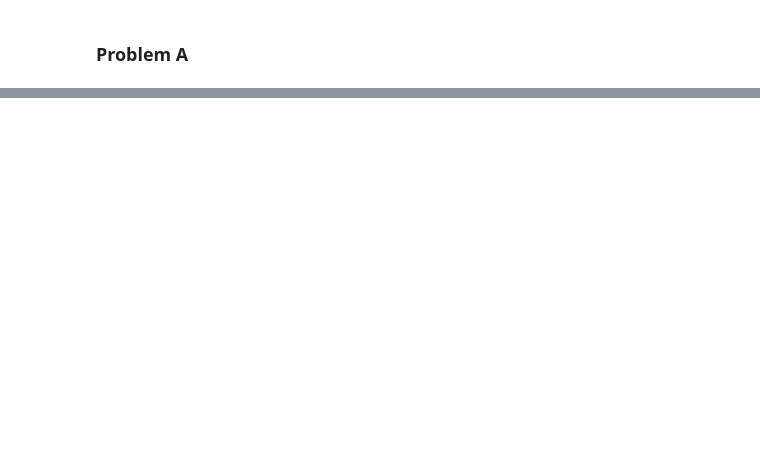
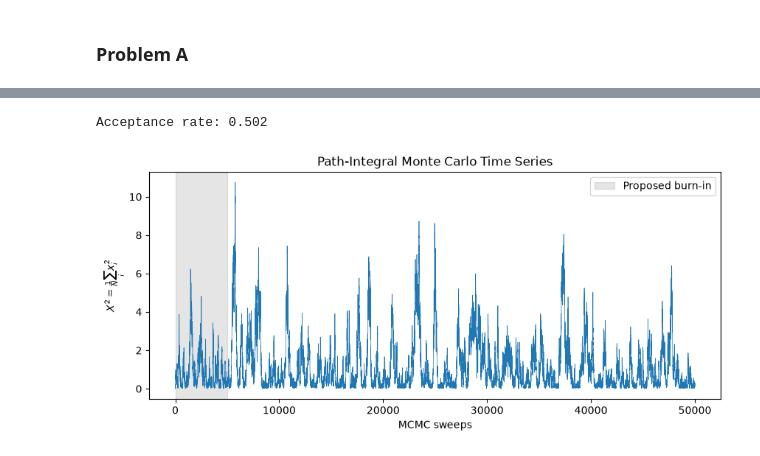
Before and after one commit to amanpalanati/phys142, a Jupyter notebook: assignments/assignment3/assignment3.ipynb, the cells around one changed output, grey strips where cells are left out. Saved outputs shown, nothing was run; the diff lists cells and outputs as text; code cells hidden in the pictures; blank space fills up the shorter version.

```diff
--- a/assignments/assignment3/assignment3.ipynb
+++ b/assignments/assignment3/assignment3.ipynb
@@ -193,3 +193,19 @@ plt.show()
 [figure]
 # %% [markdown]
 ## Path-Integral Monte Carlo at Finite Temperature
+# %%
+BETA = 1.0
+DELTA_TAU = 0.1
+N_TAU = int(round(BETA / DELTA_TAU))
+
+M = 1.0
+OMEGA = 1.0
+HBAR = 1.0
+
+SWEEPS_2 = 50_000
+
+# Initialize a cold path
+x_path = np.zeros(N_TAU)
+
+print("Number of time slices:", N_TAU)
+print("Initial path:", x_path)
@@ -197,0 +285,26 @@ plt.show()
+# %%
+HITSIZE = 0.65
+
+BURNIN_2 = 5000
+
+x2_values, acceptance = run_pimc(
+    SWEEPS_2, HITSIZE, SEED
+)
+
+print(f"Acceptance rate: {acceptance:.3f}")
+
+fig, ax = plt.subplots(figsize=(10, 4))
+
+ax.plot(np.arange(1, SWEEPS_2 + 1), x2_values, linewidth=0.5)
+ax.axvspan(0, BURNIN_2, color="gray", alpha=0.2, label="Proposed burn-in")
+
+ax.set(
+    xlabel="MCMC sweeps",
+    ylabel=r"$X^2 = \frac{1}{N}\sum_i x_i^2$",
+    title="Path-Integral Monte Carlo Time Series"
+)
+ax.legend()
+plt.show()
+# %% [output]
+Acceptance rate: 0.502
+[figure, added]
```
Also changed, not shown: parts of 5 cells of this notebook, 3 other files.
